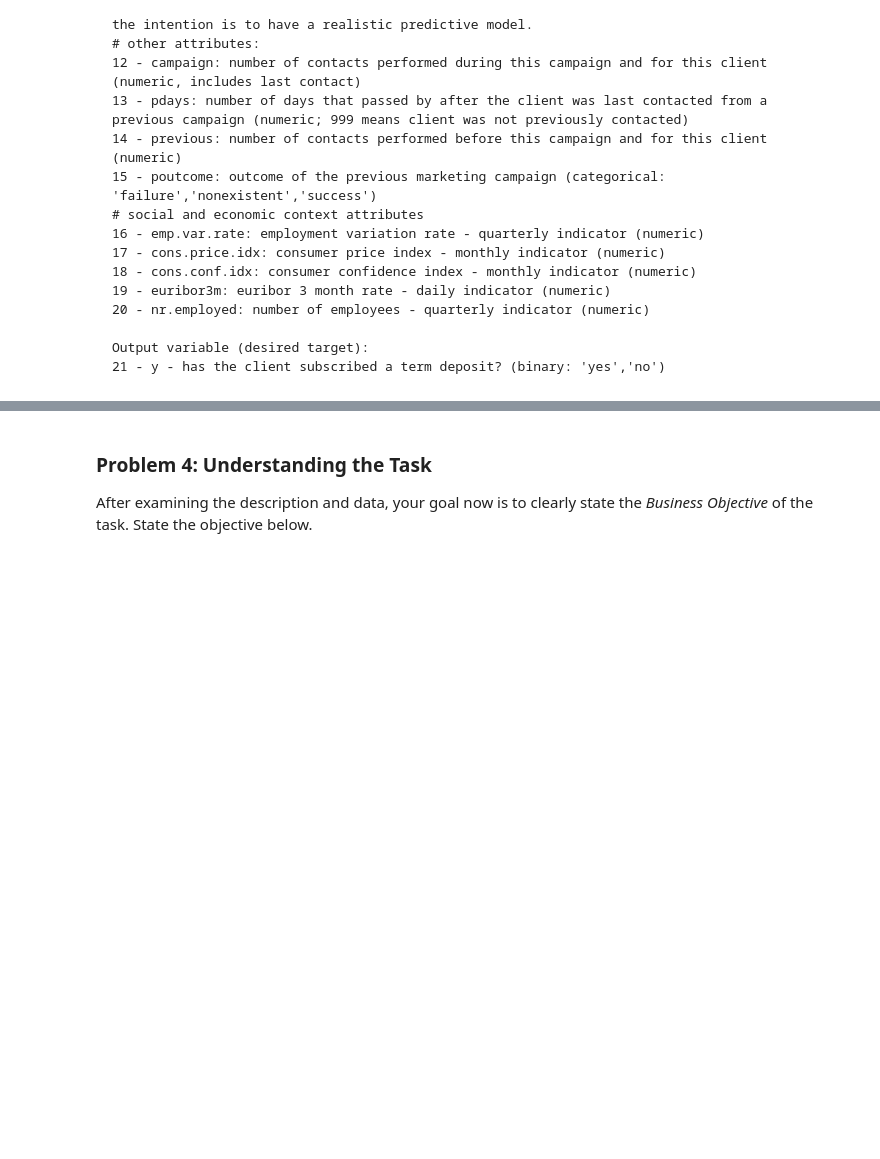
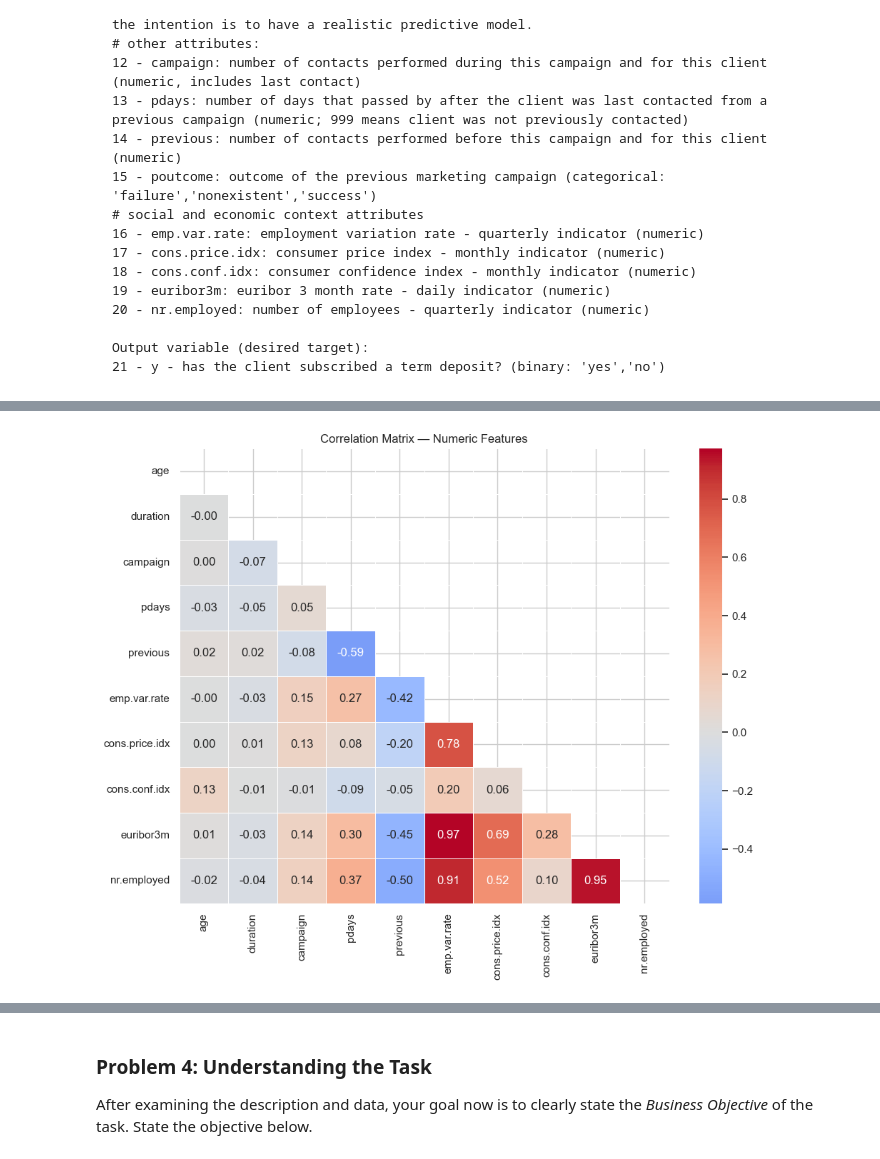
Before and after one commit to chrisduff-lab/UC_Berkley_17_Comparing_Classifiers, a Jupyter notebook: Prac_3_comparing_classifiers.ipynb, the cells around one changed output, grey strips where cells are left out. Saved outputs shown, nothing was run; the diff lists cells and outputs as text; code cells hidden in the pictures; blank space fills up the shorter version.

```diff
--- a/Prac_3_comparing_classifiers.ipynb
+++ b/Prac_3_comparing_classifiers.ipynb
@@ -59,0 +254,12 @@ Output variable (desired target):
+# %%
+# ── Correlation heatmap (numeric features only) ───────────────────────────
+fig, ax = plt.subplots(figsize=(10, 8))
+corr = df[num_cols].corr()
+mask = np.triu(np.ones_like(corr, dtype=bool))
+sns.heatmap(corr, mask=mask, annot=True, fmt='.2f',
+            cmap='coolwarm', center=0, ax=ax, linewidths=0.5)
+ax.set_title('Correlation Matrix — Numeric Features', fontsize=12)
+plt.tight_layout()
+plt.show()
+# %% [output]
+[figure, added]
```
Also changed, not shown: parts of 39 cells of this notebook.
